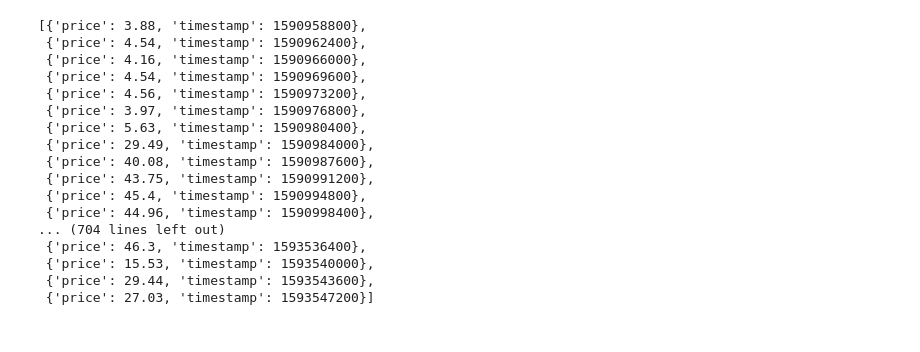
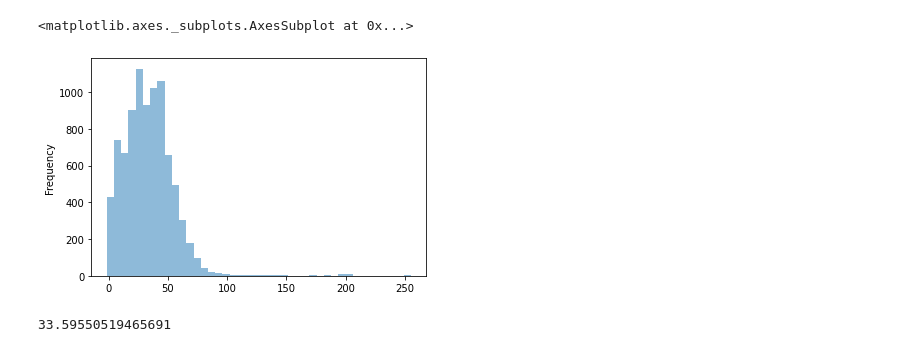
Before and after one commit to taavip/automatic-control-of-electrical-equipment-basis-of-price, a Jupyter notebook: script.ipynb, the cells around one changed output. Saved outputs shown, nothing was run; the diff lists cells and outputs as text; code cells hidden in the pictures.

```diff
--- a/script.ipynb
+++ b/script.ipynb
@@ -4,7 +14,7 @@
 import requests  # Import the requests library
 
 # Query URL
-url = ('https://dashboard.elering.ee/api/nps/price?start=2020-05-31T20%3A59%3A59.999Z&end=2020-06-30T20%3A59%3A59.999Z'
+url = ('https://dashboard.elering.ee/api/nps/price?start=2019-12-27T23%3A59%3A59.999Z&end=2020-12-27T23%3A59%3A59.999Z'
        )
 # Some api's will have nicer syntax like:
 # `&time=2010..2012` or `&na_item=B1GQ,D21`
@@ -13,13 +23,13 @@ print(url)
 response = requests.get(url)  # Make a GET request to the URL
 
 # Print status code (and associated text)
-print(f"Request returned {response.status_code} : '{response.reason}'")
+#print(f"Request returned {response.status_code} : '{response.reason}'")
 
 # Print data returned (parsing as JSON)
 payload = response.json()  # Parse `response.text` into JSON
 
 import pprint
 pp = pprint.PrettyPrinter(indent=1)
-pp.pprint(payload)
+#pp.pprint(payload)
 # NOTE: Could use print(response.json()) but this wouldn't be formatted nicely
 # %% [output]
@@ -63,20 +37,16 @@ dir(response)
-# %%
-payload['data']['ee'] # The values returned aren't very informative!
-# %% [output]
-[{'price': 3.88, 'timestamp': 1590958800},
- {'price': 4.54, 'timestamp': 1590962400},
- {'price': 4.16, 'timestamp': 1590966000},
- {'price': 4.54, 'timestamp': 1590969600},
- {'price': 4.56, 'timestamp': 1590973200},
- {'price': 3.97, 'timestamp': 1590976800},
- {'price': 5.63, 'timestamp': 1590980400},
- {'price': 29.49, 'timestamp': 1590984000},
- {'price': 40.08, 'timestamp': 1590987600},
- {'price': 43.75, 'timestamp': 1590991200},
- {'price': 45.4, 'timestamp': 1590994800},
- {'price': 44.96, 'timestamp': 1590998400},
-... (704 lines left out)
- {'price': 46.3, 'timestamp': 1593536400},
- {'price': 15.53, 'timestamp': 1593540000},
- {'price': 29.44, 'timestamp': 1593543600},
- {'price': 27.03, 'timestamp': 1593547200}]
+# %%
+import pandas as pd
+
+df = pd.json_normalize(payload['data']['ee'])
+df['datetime'] = pd.to_datetime(df['timestamp'], unit='s')
+df['dow'] = pd.to_datetime(df['timestamp'], unit='s').dt.dayofweek
+df['hour'] = pd.to_datetime(df['timestamp'], unit='s').dt.hour
+# %%
+df.price.plot.hist(bins=42, alpha=0.5)
+# %% [output]
+<matplotlib.axes._subplots.AxesSubplot at 0x...>
+[figure, added]
+# %%
+df['price'].mean()
+# %% [output]
+33.59550519465691
```
Also changed, not shown: parts of 14 cells of this notebook.
